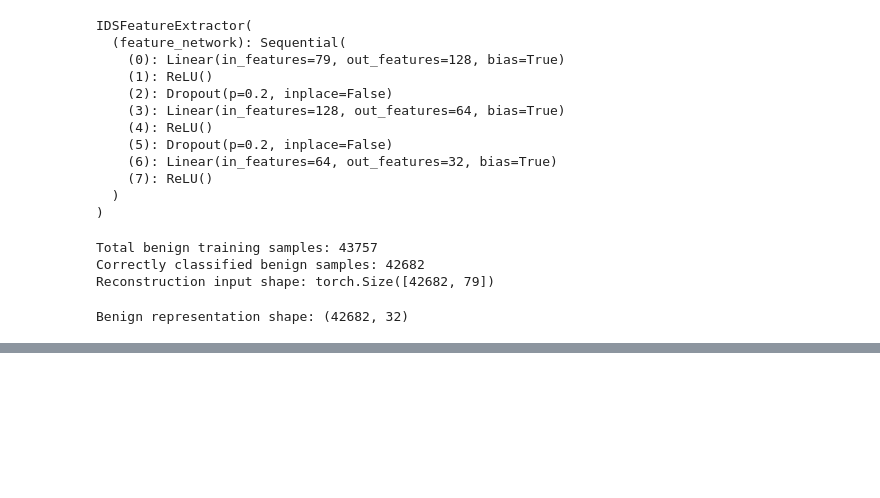
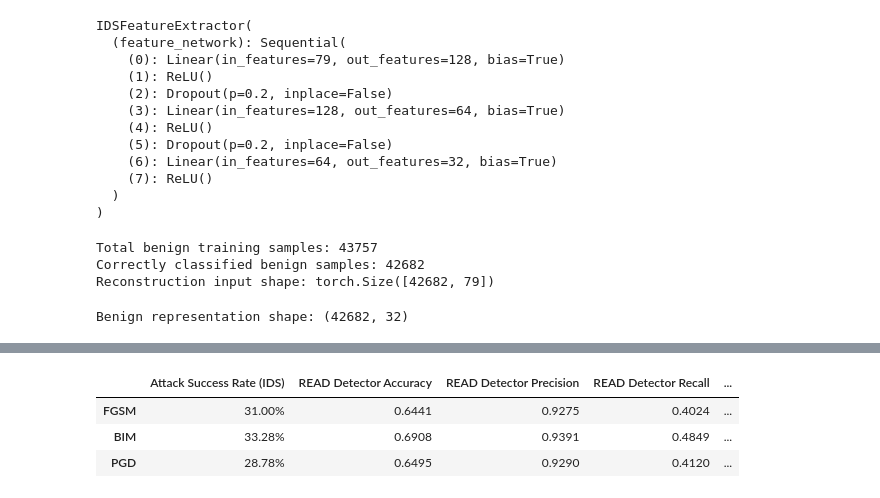
Before and after one commit to halimAhtasham/Algorithm_Exercise, a Jupyter notebook: config.ipynb, the cells around one changed output, grey strips where cells are left out. Cells and saved outputs as stored; diff of their text form; code cells hidden in the pictures; blank space fills up the shorter version.

```diff
--- a/config.ipynb
+++ b/config.ipynb
@@ -1396,0 +2823,91 @@ RuntimeError: mat1 and mat2 shapes cannot be multiplied (8537x32 and 79x128)
+# %%
+# ============================================
+# Step 18 — Comparison Table
+# ============================================
+
+import pandas as pd
+
+# Initialize a dictionary to store metrics
+comparison_metrics = {}
+
+# --- FGSM Metrics ---
+comparison_metrics['FGSM'] = {
+    'Attack Success Rate (IDS)': f"{attack_success_rate * 100:.2f}%",
+    'READ Detector Accuracy': f"{accuracy_score(y_read_eval, eval_predictions):.4f}",
+    'READ Detector Precision': f"{precision_score(y_read_eval, eval_predictions):.4f}",
+    'READ Detector Recall': f"{recall_score(y_read_eval, eval_predictions):.4f}",
+    'READ Detector F1': f"{f1_score(y_read_eval, eval_predictions):.4f}",
+    'READ Detector ROC-AUC': f"{roc_auc_score(y_read_eval, eval_probabilities):.4f}",
+    'READ Detector PR-AUC': f"{average_precision_score(y_read_eval, eval_probabilities):.4f}",
+    'MedAE Mean': f"{fgsm_medae.mean():.6f}",
+    'MedAE Median': f"{np.median(fgsm_medae):.6f}",
+    'MedAE Std': f"{fgsm_medae.std():.6f}",
+    'Aleatoric Mean': f"{fgsm_aleatoric.mean():.6f}",
+    'Aleatoric Median': f"{np.median(fgsm_aleatoric):.6f}",
+    'Aleatoric Std': f"{fgsm_aleatoric.std():.6f}",
+    'Epistemic Mean': f"{fgsm_epistemic.mean():.6f}",
+    'Epistemic Median': f"{np.median(fgsm_epistemic):.6f}",
+    'Epistemic Std': f"{fgsm_epistemic.std():.6f}",
+    'Entropy Mean': f"{fgsm_entropy.mean():.6f}",
+    'Entropy Median': f"{np.median(fgsm_entropy):.6f}",
+    'Entropy Std': f"{fgsm_entropy.std():.6f}"
+}
+
+# --- BIM Metrics ---
+comparison_metrics['BIM'] = {
+    'Attack Success Rate (IDS)': f"{bim_attack_success_rate * 100:.2f}%",
+    'READ Detector Accuracy': f"{accuracy_score(y_bim_read_eval, bim_read_predictions):.4f}",
+    'READ Detector Precision': f"{precision_score(y_bim_read_eval, bim_read_predictions):.4f}",
+    'READ Detector Recall': f"{recall_score(y_bim_read_eval, bim_read_predictions):.4f}",
+    'READ Detector F1': f"{f1_score(y_bim_read_eval, bim_read_predictions):.4f}",
+    'READ Detector ROC-AUC': f"{roc_auc_score(y_bim_read_eval, bim_read_probabilities):.4f}",
+    'READ Detector PR-AUC': f"{average_precision_score(y_bim_read_eval, bim_read_probabilities):.4f}",
+    'MedAE Mean': f"{bim_medae.mean():.6f}",
+    'MedAE Median': f"{np.median(bim_medae):.6f}",
+    'MedAE Std': f"{bim_medae.std():.6f}",
+    'Aleatoric Mean': f"{bim_aleatoric.mean():.6f}",
+    'Aleatoric Median': f"{np.median(bim_aleatoric):.6f}",
+    'Aleatoric Std': f"{bim_aleatoric.std():.6f}",
+    'Epistemic Mean': f"{bim_epistemic.mean():.6f}",
+    'Epistemic Median': f"{np.median(bim_epistemic):.6f}",
+    'Epistemic Std': f"{bim_epistemic.std():.6f}",
+    'Entropy Mean': f"{bim_entropy.mean():.6f}",
+    'Entropy Median': f"{np.median(bim_entropy):.6f}",
+    'Entropy Std': f"{bim_entropy.std():.6f}"
+}
+
+# --- PGD Metrics ---
+comparison_metrics['PGD'] = {
+    'Attack Success Rate (IDS)': f"{pgd_attack_success_rate * 100:.2f}%",
+    'READ Detector Accuracy': f"{accuracy_score(y_pgd_read_eval, pgd_read_predictions):.4f}",
+    'READ Detector Precision': f"{precision_score(y_pgd_read_eval, pgd_read_predictions):.4f}",
+    'READ Detector Recall': f"{recall_score(y_pgd_read_eval, pgd_read_predictions):.4f}",
+    'READ Detector F1': f"{f1_score(y_pgd_read_eval, pgd_read_predictions):.4f}",
+    'READ Detector ROC-AUC': f"{roc_auc_score(y_pgd_read_eval, pgd_read_probabilities):.4f}",
+    'READ Detector PR-AUC': f"{average_precision_score(y_pgd_read_eval, pgd_read_probabilities):.4f}",
+    'MedAE Mean': f"{pgd_medae.mean():.6f}",
+    'MedAE Median': f"{np.median(pgd_medae):.6f}",
+    'MedAE Std': f"{pgd_medae.std():.6f}",
+    'Aleatoric Mean': f"{pgd_aleatoric.mean():.6f}",
+    'Aleatoric Median': f"{np.median(pgd_aleatoric):.6f}",
+    'Aleatoric Std': f"{pgd_aleatoric.std():.6f}",
+    'Epistemic Mean': f"{pgd_epistemic.mean():.6f}",
+    'Epistemic Median': f"{np.median(pgd_epistemic):.6f}",
+    'Epistemic Std': f"{pgd_epistemic.std():.6f}",
+    'Entropy Mean': f"{pgd_entropy.mean():.6f}",
+    'Entropy Median': f"{np.median(pgd_entropy):.6f}",
+    'Entropy Std': f"{pgd_entropy.std():.6f}"
+}
+
+# Create DataFrame
+comparison_df = pd.DataFrame.from_dict(
+    comparison_metrics,
+    orient='index'
+)
+
+display(comparison_df)
+# %% [output]
+|  | Attack Success Rate (IDS) | READ Detector Accuracy | READ Detector Precision | READ Detector Recall | ... |
+| FGSM | 31.00% | 0.6441 | 0.9275 | 0.4024 | ... |
+| BIM | 33.28% | 0.6908 | 0.9391 | 0.4849 | ... |
+| PGD | 28.78% | 0.6495 | 0.9290 | 0.4120 | ... |
```
Also changed, not shown: parts of 45 cells of this notebook.
